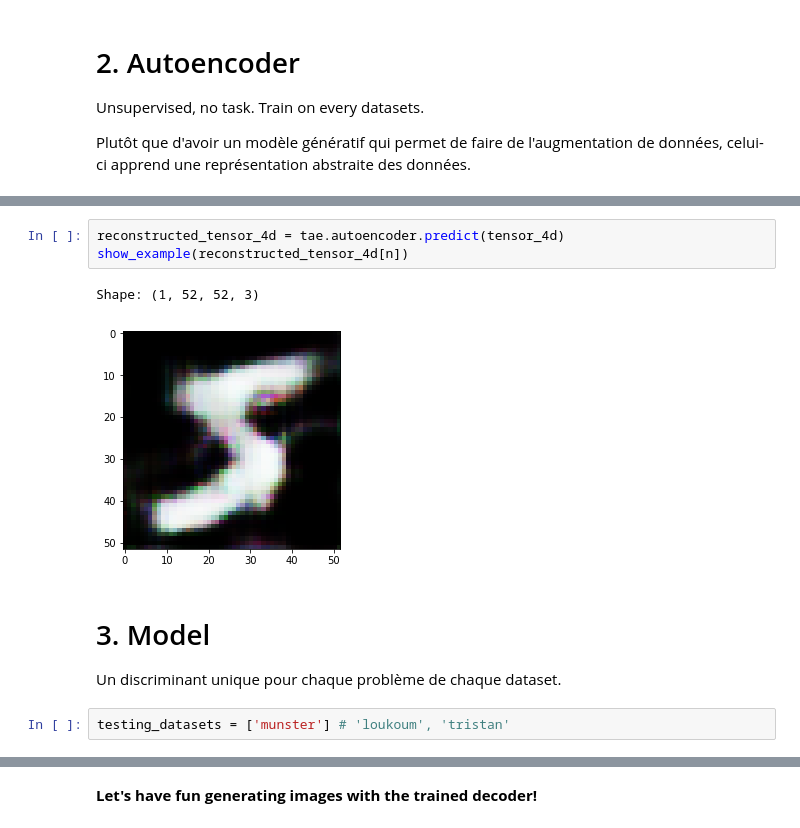
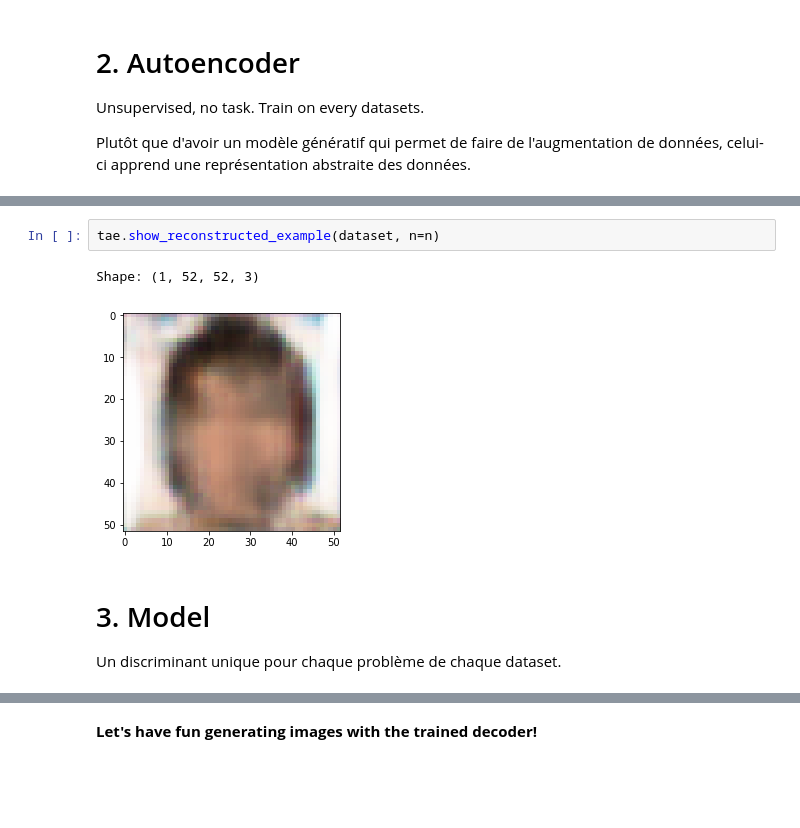
Before and after one commit to Didayolo/transfer-autoencoder, a Jupyter notebook: transfer-autoencoder.ipynb, the cells around one changed output, grey strips where cells are left out. Cells and saved outputs as stored; diff of their text form; blank space fills up the shorter version.

```diff
--- a/transfer-autoencoder.ipynb
+++ b/transfer-autoencoder.ipynb
@@ -135,13 +100,10 @@ Epoch 1/1
 autoencoder.h5 saved.
-# %%
-reconstructed_tensor_4d = tae.autoencoder.predict(tensor_4d)
-show_example(reconstructed_tensor_4d[n])
-# %% [output]
-Shape: (1, 52, 52, 3)
-[figure, removed]
+# %%
+tae.show_reconstructed_example(dataset, n=n)
+# %% [output]
+Shape: (1, 52, 52, 3)
+[figure, added]
 # %% [markdown]
 # 3. Model
 
 Un discriminant unique pour chaque problème de chaque dataset.
-# %%
-testing_datasets = ['munster'] # 'loukoum', 'tristan'
```
Also changed, not shown: parts of 14 cells of this notebook, 3 other files.
